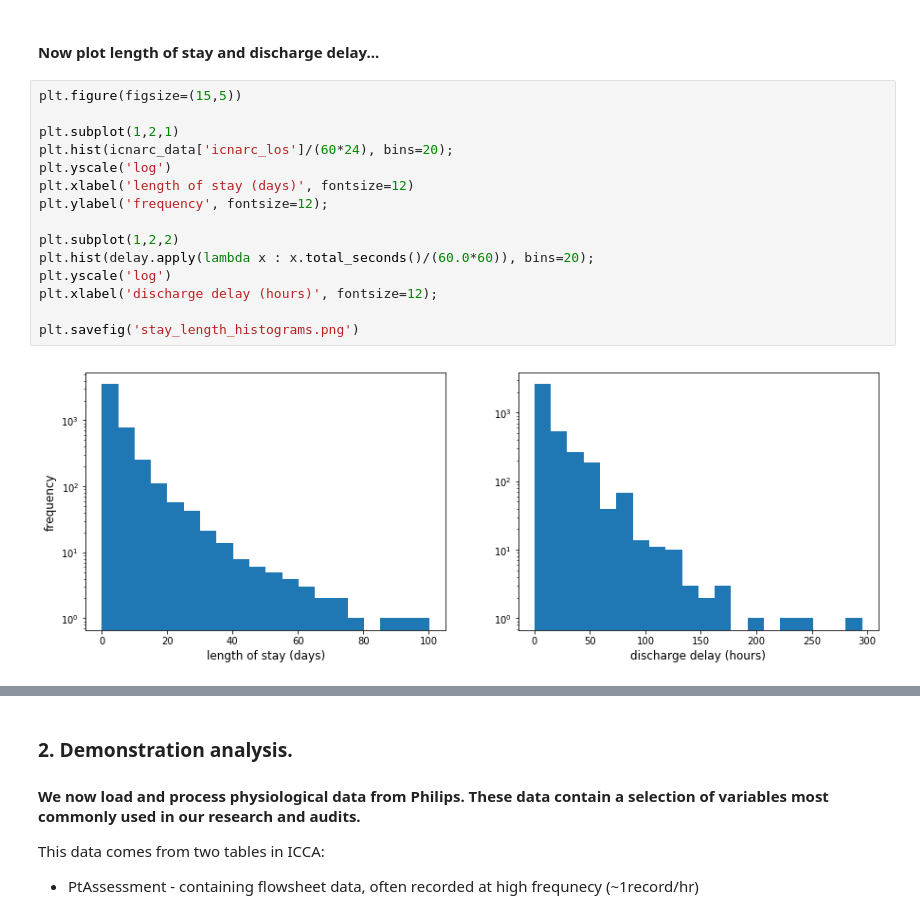
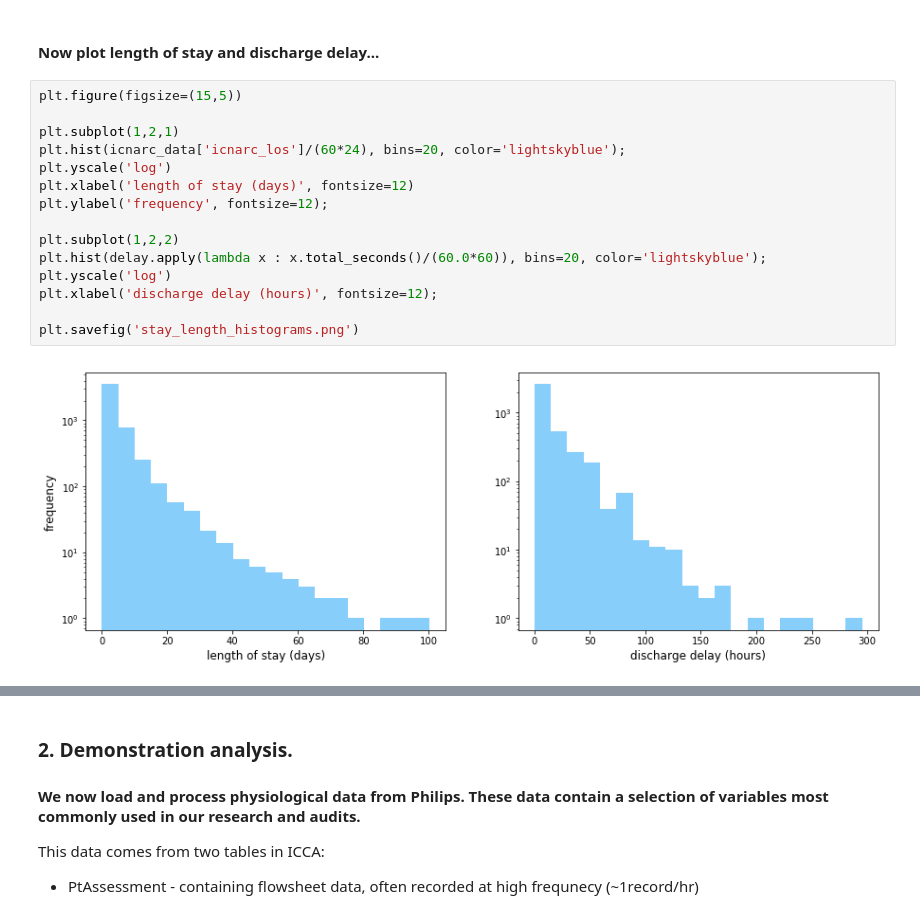
Before and after one commit to UHBristolDataScience/ICNARC-to-Philips-Linkage, a Jupyter notebook: Merging data.ipynb, the cells around one changed output, grey strips where cells are left out. Drawn from its saved outputs; the diff is of its cells as text.

```diff
--- a/Merging data.ipynb
+++ b/Merging data.ipynb
@@ -271,20 +276,20 @@ plt.savefig('discharge_time_histograms.png')
 # %%
 plt.figure(figsize=(15,5))
 
 plt.subplot(1,2,1)
-plt.hist(icnarc_data['icnarc_los']/(60*24), bins=20);
+plt.hist(icnarc_data['icnarc_los']/(60*24), bins=20, color='lightskyblue');
 plt.yscale('log')
 plt.xlabel('length of stay (days)', fontsize=12)
 plt.ylabel('frequency', fontsize=12);
 
 plt.subplot(1,2,2)
-plt.hist(delay.apply(lambda x : x.total_seconds()/(60.0*60)), bins=20);
+plt.hist(delay.apply(lambda x : x.total_seconds()/(60.0*60)), bins=20, color='lightskyblue');
 plt.yscale('log')
 plt.xlabel('discharge delay (hours)', fontsize=12);
 
 plt.savefig('stay_length_histograms.png')
 # %% [output]
-[figure, old version]
+[figure, new version]
 # %% [markdown]
 <a id='section2'></a>
 # %% [markdown]
```
Also changed, not shown: parts of 8 cells of this notebook.
